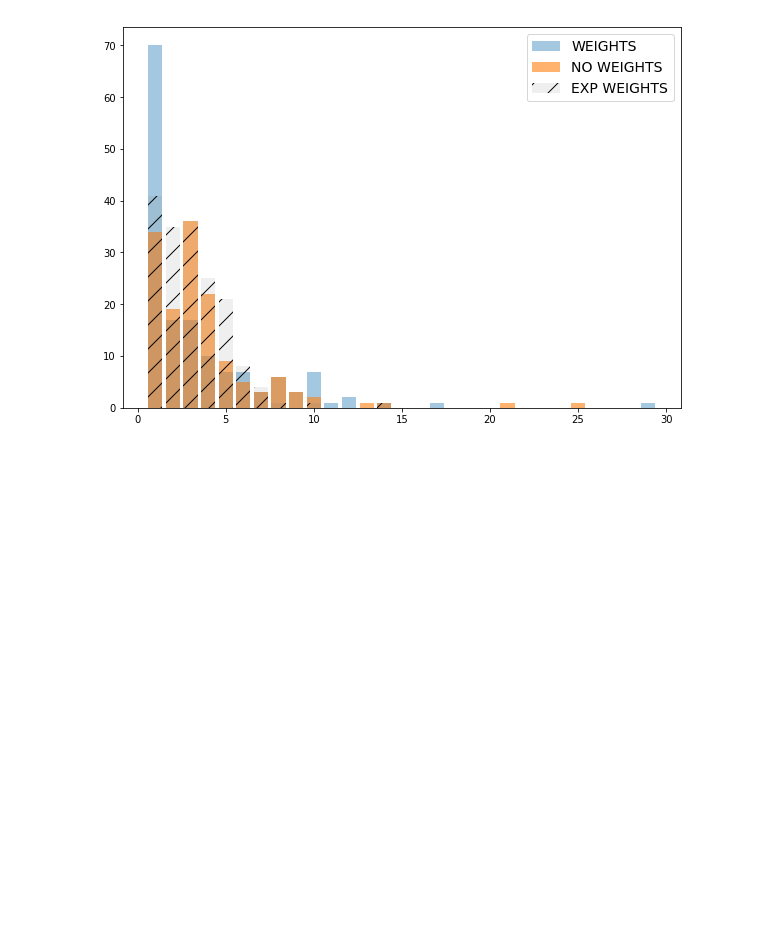
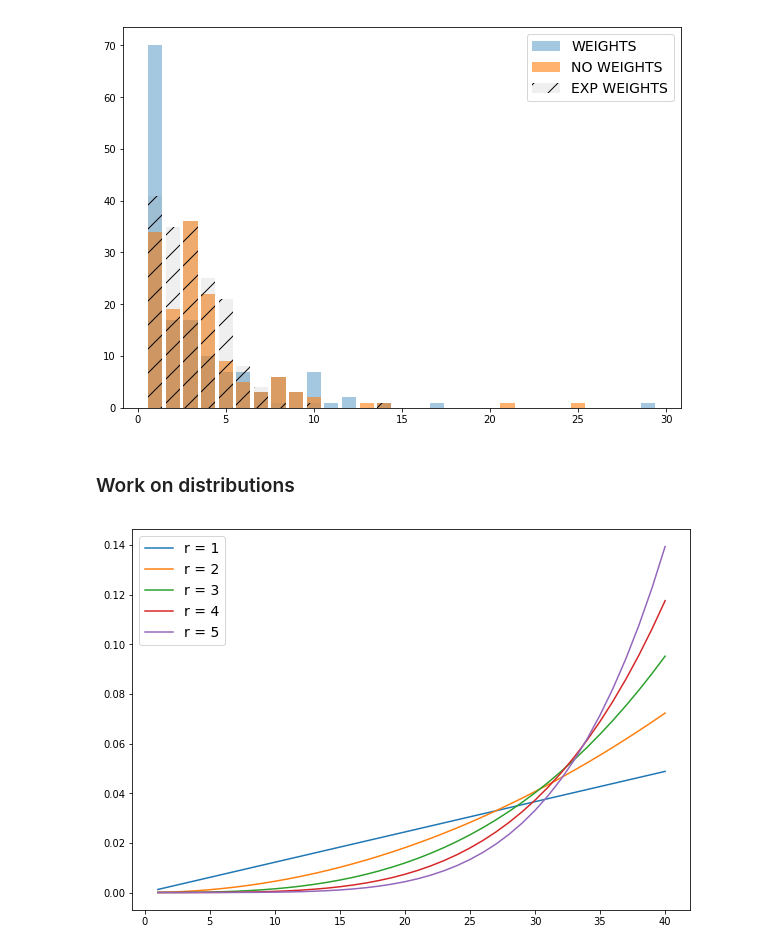
Before and after one commit to thomasszuber/lbb, a Jupyter notebook: clustering.ipynb, the cells around one changed output. Cells and saved outputs as stored; diff of their text form; code cells hidden in the pictures; blank space fills up the shorter version.

Commit message:
add distribution of firms

```diff
--- a/clustering.ipynb
+++ b/clustering.ipynb
@@ -335,3 +339,26 @@ axs.legend(['WEIGHTS','NO WEIGHTS','EXP WEIGHTS'],prop={'size':14})
 fig.savefig('../results/cluster_sizes.png')
 # %% [output]
 [figure]
+# %% [markdown]
+### Work on distributions
+# %%
+n = 40
+R = range(1,6)
+D = {}
+for r in R:
+    D[r] = {}
+    D[r]['x'] = list(range(1,n+1))
+    tot = n*(n+1)/2
+    D[r]['y'] = [i/tot for i in range(1,n+1)]
+    D[r]['y'] = [i**r for i in D[r]['y']]
+    tot = sum(D[r]['y'])
+    D[r]['y'] = [i/tot for i in D[r]['y']]
+# %%
+fig, axs = plt.subplots(figsize=(10,7))
+for r in R:
+    axs.plot(D[r]['x'],D[r]['y'])
+axs.legend([f'r = {r}' for r in R],prop={'size':14})
+#axs.set_title(f'Distribution of {n} firms with power varying from {R[0]} to {R[-1]}')
+fig.savefig('../results/distribution_40_firms.png')
+# %% [output]
+[figure, added]
```
Also changed, not shown: parts of 2 cells of this notebook.
